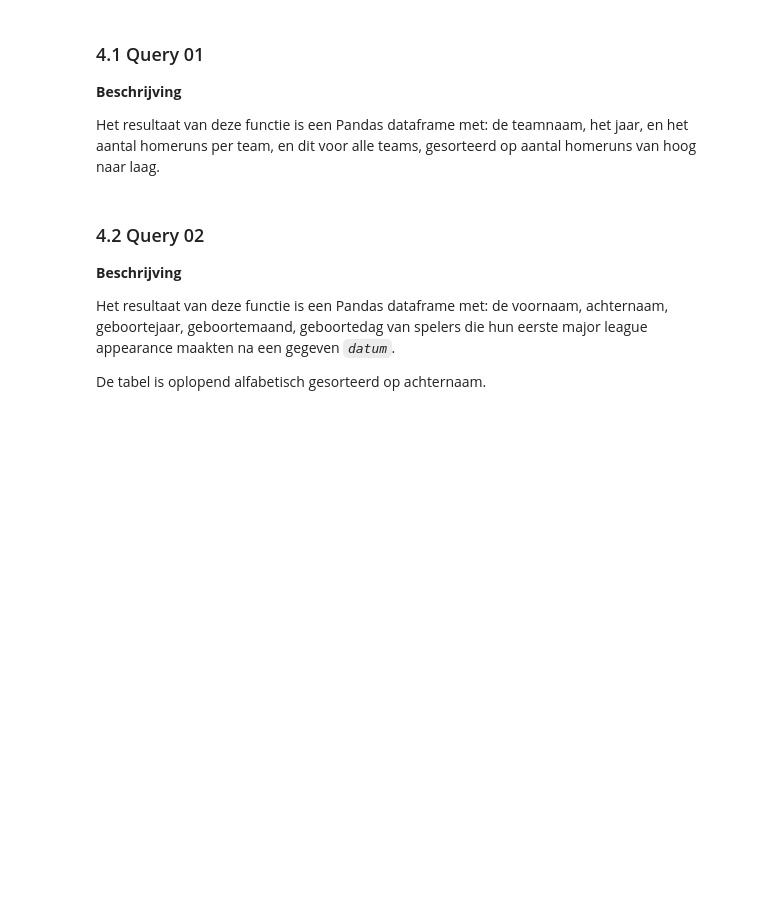
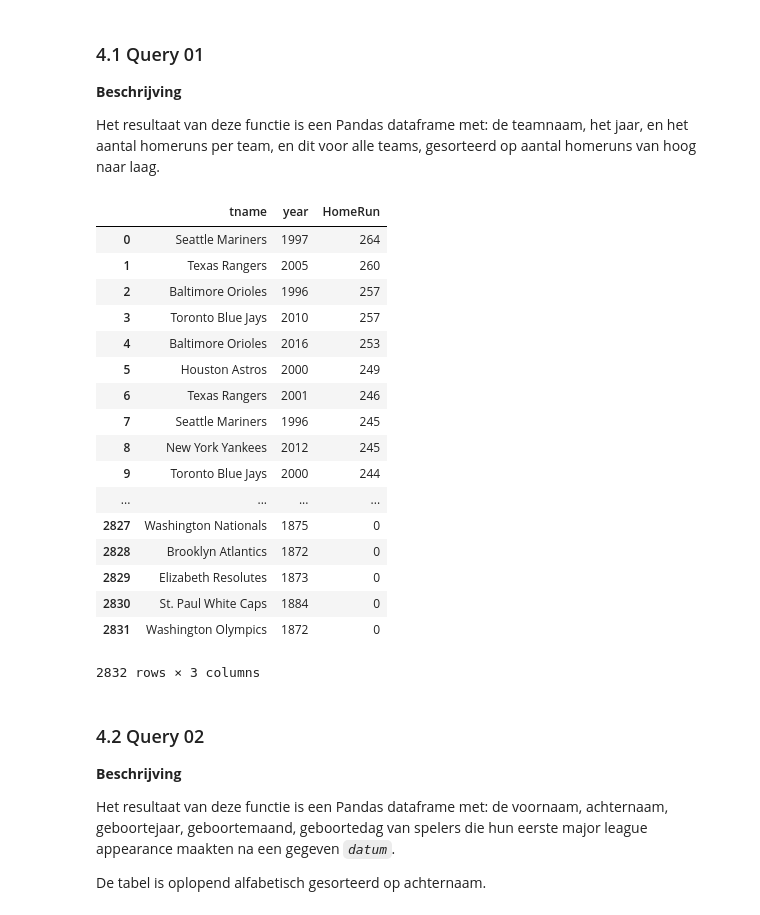
Before and after one commit to sarahjoseph321/DEEL4_Gegevensbanken, a Jupyter notebook: assignment.ipynb, the cells around one changed output. Drawn from its saved outputs; the diff is of its cells as text; code cells hidden in the pictures; blank space fills up the shorter version.

```diff
--- a/assignment.ipynb
+++ b/assignment.ipynb
@@ -229,19 +229,38 @@ Het resultaat van deze functie is een Pandas dataframe met: de teamnaam, het jaa
 # %%
 def query_01(connection, column_names):
     # Bouw je query
     query="""
             SELECT t.name, t.yearID, SUM(t.HR)
             FROM teams as t
             GROUP BY t.name, t.yearID
             ORDER BY SUM(t.HR) DESC
     """
 
     # Stap 2 & 3
     res = run_query(connection, query)         # Query uitvoeren
     df = res_to_df(res, column_names)          # Query in DataFrame brengen
 
     return df
-# query_01(connection,col_names['query_01'] )
+query_01(connection,col_names['query_01'] )
+# %% [output]
+|  | tname | year | HomeRun |
+| 0 | Seattle Mariners | 1997 | 264 |
+| 1 | Texas Rangers | 2005 | 260 |
+| 2 | Baltimore Orioles | 1996 | 257 |
+| 3 | Toronto Blue Jays | 2010 | 257 |
+| 4 | Baltimore Orioles | 2016 | 253 |
+| 5 | Houston Astros | 2000 | 249 |
+| 6 | Texas Rangers | 2001 | 246 |
+| 7 | Seattle Mariners | 1996 | 245 |
+| 8 | New York Yankees | 2012 | 245 |
+| 9 | Toronto Blue Jays | 2000 | 244 |
+| ... | ... | ... | ... |
+| 2827 | Washington Nationals | 1875 | 0 |
+| 2828 | Brooklyn Atlantics | 1872 | 0 |
+| 2829 | Elizabeth Resolutes | 1873 | 0 |
+| 2830 | St. Paul White Caps | 1884 | 0 |
+| 2831 | Washington Olympics | 1872 | 0 |
+2832 rows × 3 columns
 # %% [markdown]
 ### 4.2 Query 02
 
```
Also changed, not shown: parts of 2 cells of this notebook.
